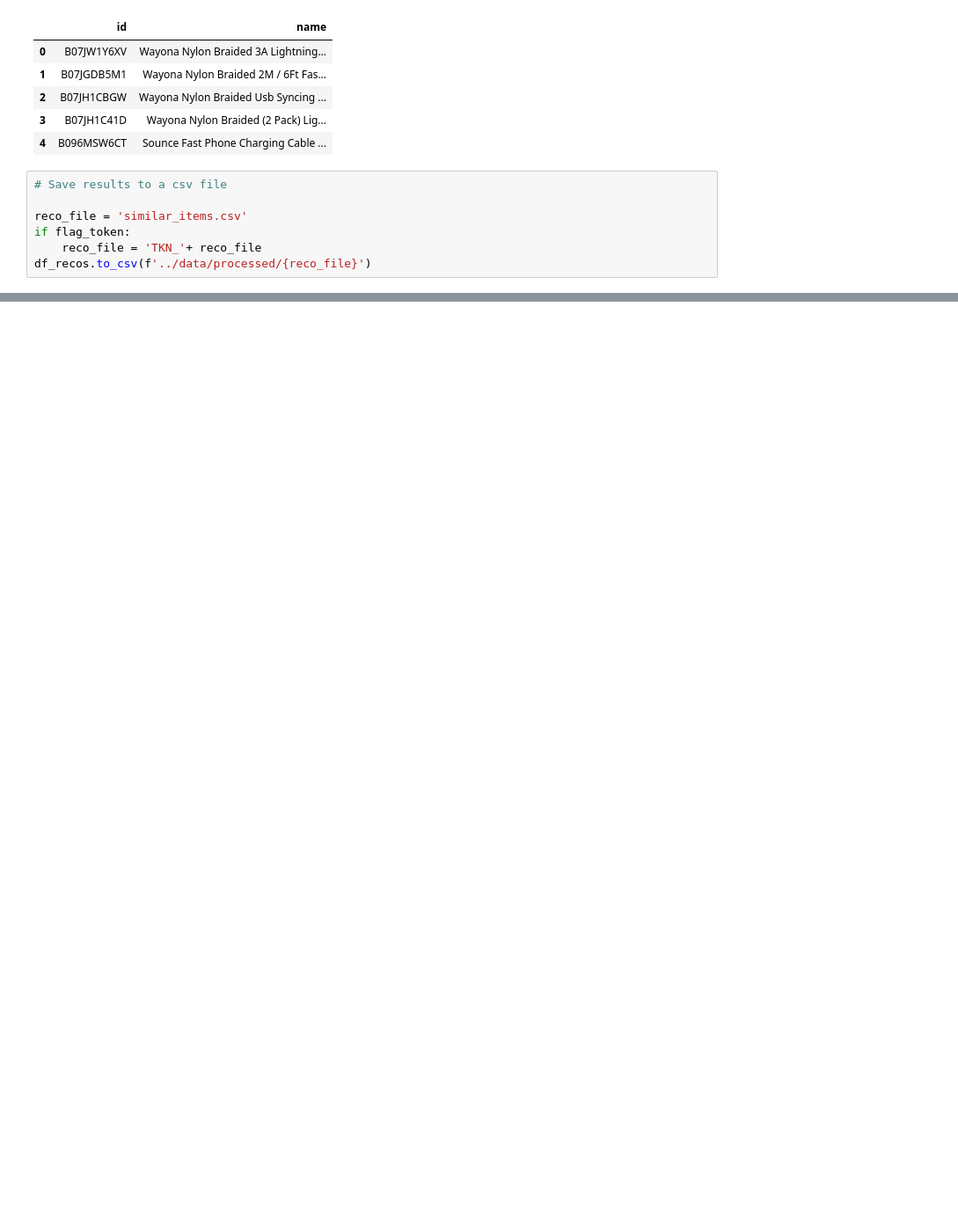
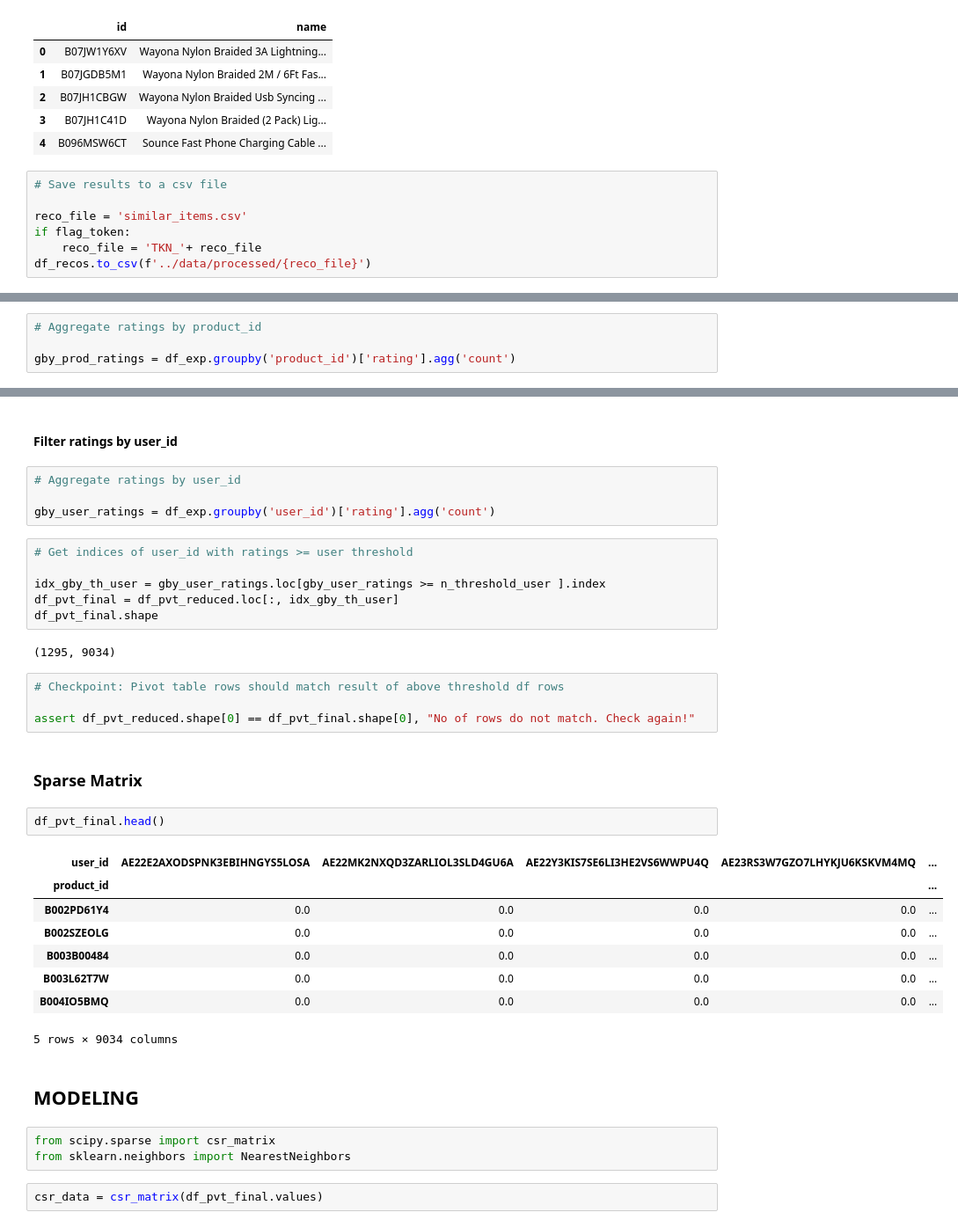
Before and after one commit to ds-edu/capstone3-recsys, a Jupyter notebook: recommender/notebooks/nb_recommender.ipynb, the cells around one changed output, grey strips where cells are left out. Shown at 88% size. Cells and saved outputs as stored; diff of their text form; blank space fills up the shorter version.

```diff
--- a/recommender/notebooks/nb_recommender.ipynb
+++ b/recommender/notebooks/nb_recommender.ipynb
@@ -666,0 +742,4 @@ df_recos.to_csv(f'../data/processed/{reco_file}')
+# %%
+# Aggregate ratings by product_id
+
+gby_prod_ratings = df_exp.groupby('product_id')['rating'].agg('count')
@@ -666,0 +758,38 @@ df_recos.to_csv(f'../data/processed/{reco_file}')
+# %% [markdown]
+#### Filter ratings by user_id
+# %%
+# Aggregate ratings by user_id
+
+gby_user_ratings = df_exp.groupby('user_id')['rating'].agg('count')
+# %%
+# Get indices of user_id with ratings >= user threshold
+
+idx_gby_th_user = gby_user_ratings.loc[gby_user_ratings >= n_threshold_user ].index
+df_pvt_final = df_pvt_reduced.loc[:, idx_gby_th_user]
+df_pvt_final.shape
+# %% [output]
+(1295, 9034)
+# %%
+# Checkpoint: Pivot table rows should match result of above threshold df rows
+
+assert df_pvt_reduced.shape[0] == df_pvt_final.shape[0], "No of rows do not match. Check again!"
+# %% [markdown]
+### Sparse Matrix
+# %%
+df_pvt_final.head()
+# %% [output]
+| user_id | AE22E2AXODSPNK3EBIHNGYS5LOSA | AE22MK2NXQD3ZARLIOL3SLD4GU6A | AE22Y3KIS7SE6LI3HE2VS6WWPU4Q | AE23RS3W7GZO7LHYKJU6KSKVM4MQ | ... |
+| product_id |  |  |  |  | ... |
+| B002PD61Y4 | 0.0 | 0.0 | 0.0 | 0.0 | ... |
+| B002SZEOLG | 0.0 | 0.0 | 0.0 | 0.0 | ... |
+| B003B00484 | 0.0 | 0.0 | 0.0 | 0.0 | ... |
+| B003L62T7W | 0.0 | 0.0 | 0.0 | 0.0 | ... |
+| B004IO5BMQ | 0.0 | 0.0 | 0.0 | 0.0 | ... |
+5 rows × 9034 columns
+# %% [markdown]
+## MODELING
+# %%
+from scipy.sparse import csr_matrix
+from sklearn.neighbors import NearestNeighbors
+# %%
+csr_data = csr_matrix(df_pvt_final.values)
```
Also changed, not shown: parts of 48 cells of this notebook.
